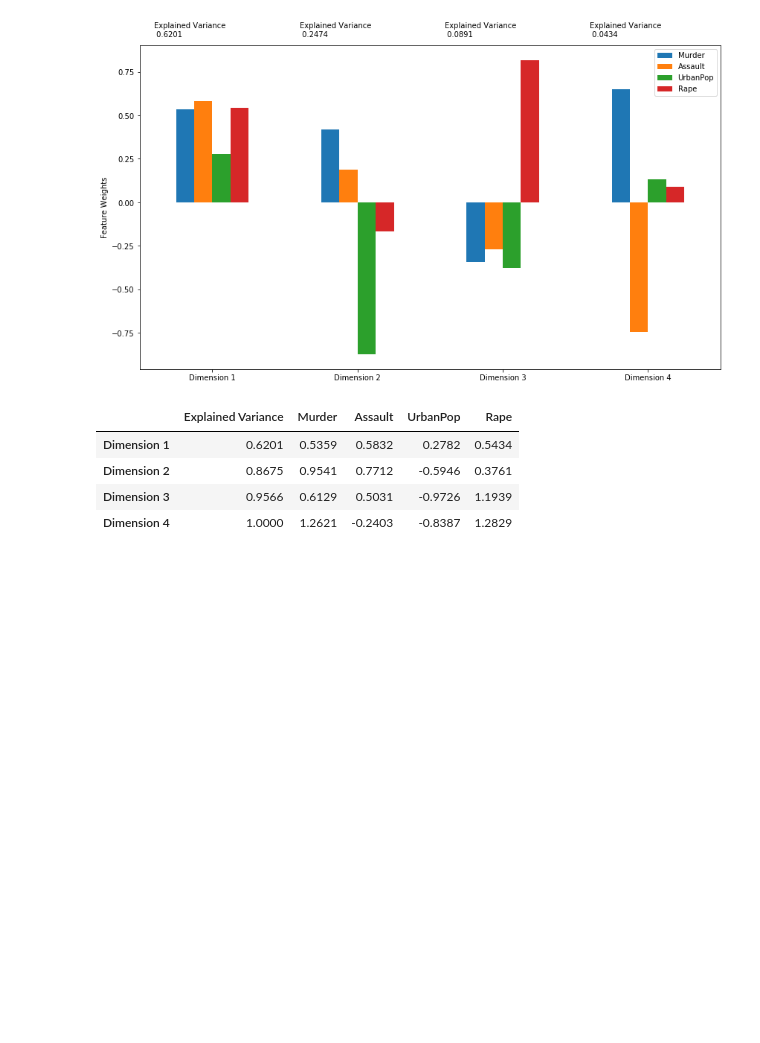
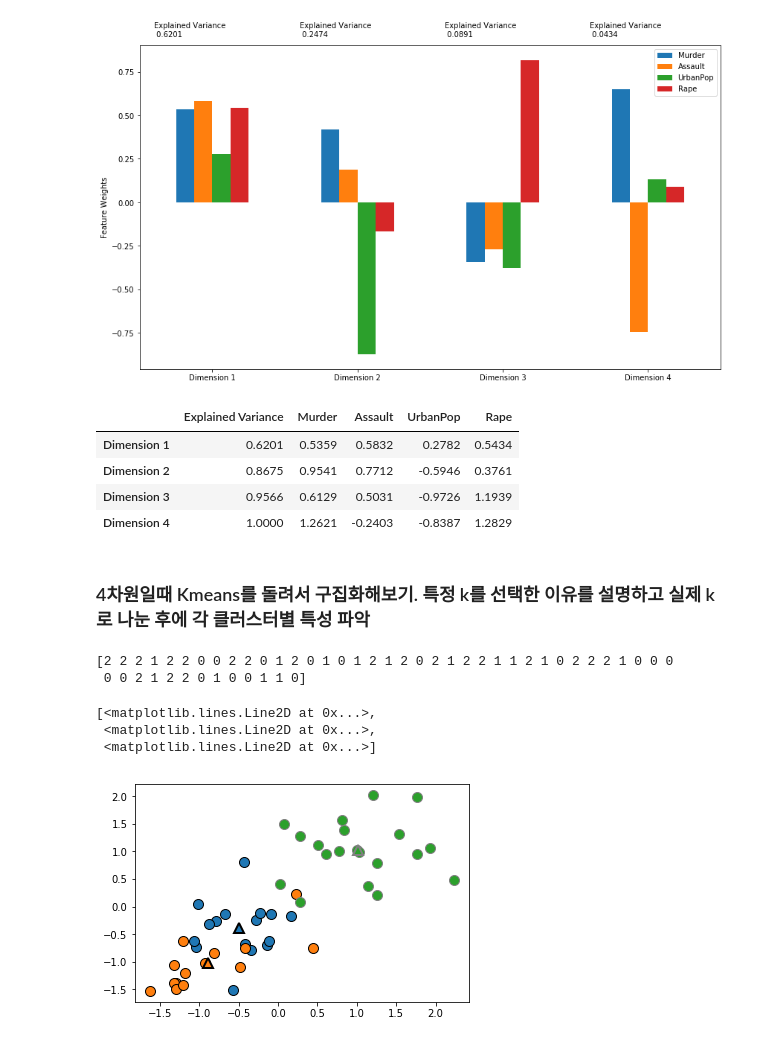
Before and after one commit to parksunwoo/dbs_zero2all, a Jupyter notebook: 5th_week/01_PCA_Kmeans.ipynb, the cells around one changed output. Cells and saved outputs as stored; diff of their text form; code cells hidden in the pictures; blank space fills up the shorter version.

```diff
--- a/5th_week/01_PCA_Kmeans.ipynb
+++ b/5th_week/01_PCA_Kmeans.ipynb
@@ -126,3 +129,31 @@ pca_results.cumsum()
 | Dimension 2 | 0.8675 | 0.9541 | 0.7712 | -0.5946 | 0.3761 |
 | Dimension 3 | 0.9566 | 0.6129 | 0.5031 | -0.9726 | 1.1939 |
 | Dimension 4 | 1.0000 | 1.2621 | -0.2403 | -0.8387 | 1.2829 |
+# %% [markdown]
+### 4차원일때 Kmeans를 돌려서 구집화해보기. 특정 k를 선택한 이유를 설명하고 실제 k로 나눈 후에 각 클러스터별 특성 파악
+# %%
+from mpl_toolkits.mplot3d import Axes3D
+
+X = usarr_scaled
+
+kmeans = KMeans(n_clusters=3)
+kmeans.fit(X)
+# print("클러스터 레이블:\n{}".format(kmeans.labels_))
+y_kmeans = kmeans.predict(X)
+print(y_kmeans)
+
+# centers = kmeans.cluster_centers_
+# centers
+# %% [output]
+[2 2 2 1 2 2 0 0 2 2 0 1 2 0 1 0 1 2 1 2 0 2 1 2 2 1 1 2 1 0 2 2 2 1 0 0 0
+ 0 0 2 1 2 2 0 1 0 0 1 1 0]
+# %%
+import mglearn
+
+mglearn.discrete_scatter(X.values[:, 0], X.values[:, 1], kmeans.labels_, markers='o')
+mglearn.discrete_scatter(kmeans.cluster_centers_[:, 0], kmeans.cluster_centers_[:, 1], [0, 1, 2], markers='^', markeredgewidth=2)
+# %% [output]
+[<matplotlib.lines.Line2D at 0x...>,
+ <matplotlib.lines.Line2D at 0x...>,
+ <matplotlib.lines.Line2D at 0x...>]
+[figure, added]
```
Also changed, not shown: parts of 11 cells of this notebook.
